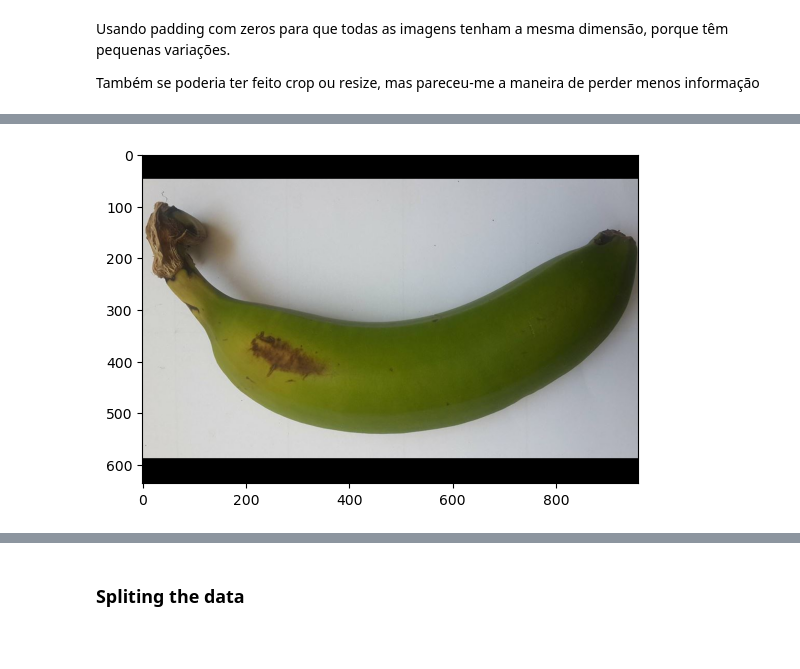
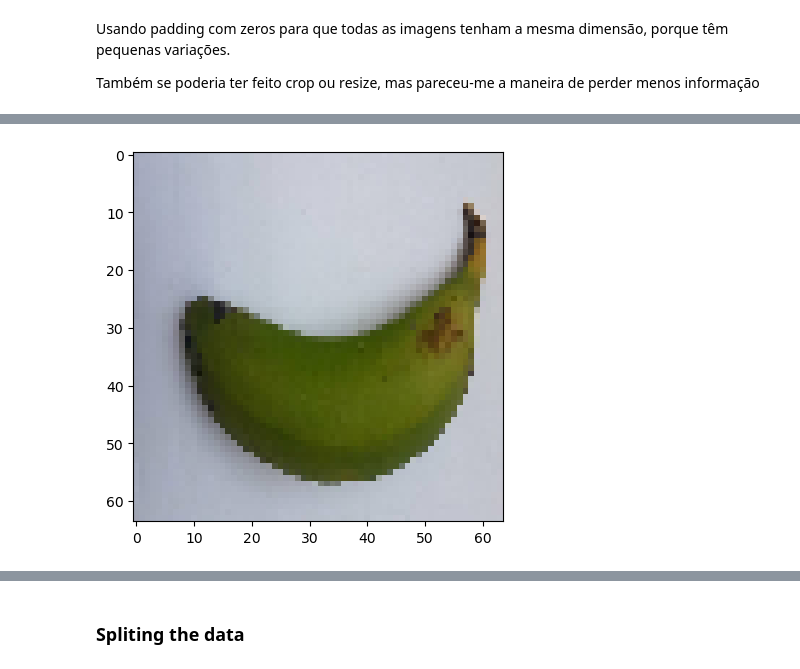
Before and after one commit to nunovix/Banana_project_PMBA, a Jupyter notebook: saranya.ipynb, the cells around one changed output, grey strips where cells are left out. Drawn from its saved outputs; the diff is of its cells as text; code cells hidden in the pictures; blank space fills up the shorter version.

Commit message:
a arquitetura já está como a do paper. Tirei a cena de fazer padding às imagens no pre processamento, porque ficam demasiado grandes. O modelo não aprende :( e não percebo porque ahah

```diff
--- a/saranya.ipynb
+++ b/saranya.ipynb
@@ -65,37 +70,13 @@ for class_path, class_label in [(class1_path, 0), (class2_path, 1), (class3_path
         # Load the image and convert to RGB format
         image_path = os.path.join(class_path, image_file)
         image = cv2.imread(image_path)
+        image = cv2.resize(image, (64, 64))
         image = cv2.cvtColor(image, cv2.COLOR_BGR2RGB)
 
         # Add the image and label to the lists
         images.append(image)
         labels.append(class_label)
 
-# Determine the largest image size
-max_height = max(image.shape[0] for image in images)
-max_width = max(image.shape[1] for image in images)
-target_size = (max_height, max_width)
-
-# Define empty list to store the padded images
-padded_images = []
-
-# Loop through the images and pad them to match the largest size
-for image in images:
-    # Check if the image is already the target size
-    height, width, _ = image.shape
-    if height == max_height and width == max_width:
-        padded_image = image
-    else:
-        # Pad the image to match the target size
-        pad_top = (max_height - height) // 2
-        pad_bottom = max_height - height - pad_top
-        pad_left = (max_width - width) // 2
-        pad_right = max_width - width - pad_left
-        padded_image = cv2.copyMakeBorder(image, pad_top, pad_bottom, pad_left, pad_right, cv2.BORDER_CONSTANT, value=[0, 0, 0])
-
-    # Append the padded image to the list
-    padded_images.append(padded_image)
-
 # Convert the images and labels to NumPy arrays
-X = np.array(padded_images)
+X = np.array(images)
 y = np.array(labels)
@@ -108,6 +83,6 @@ target_size-->(636, 960)
 # %%
-plt.imshow(X[6])
+plt.imshow(X[0])
 #plt.axis('off')
 plt.show()
 # %% [output]
-[figure, old version]
+[figure, new version]
```
Also changed, not shown: parts of 12 cells of this notebook.
